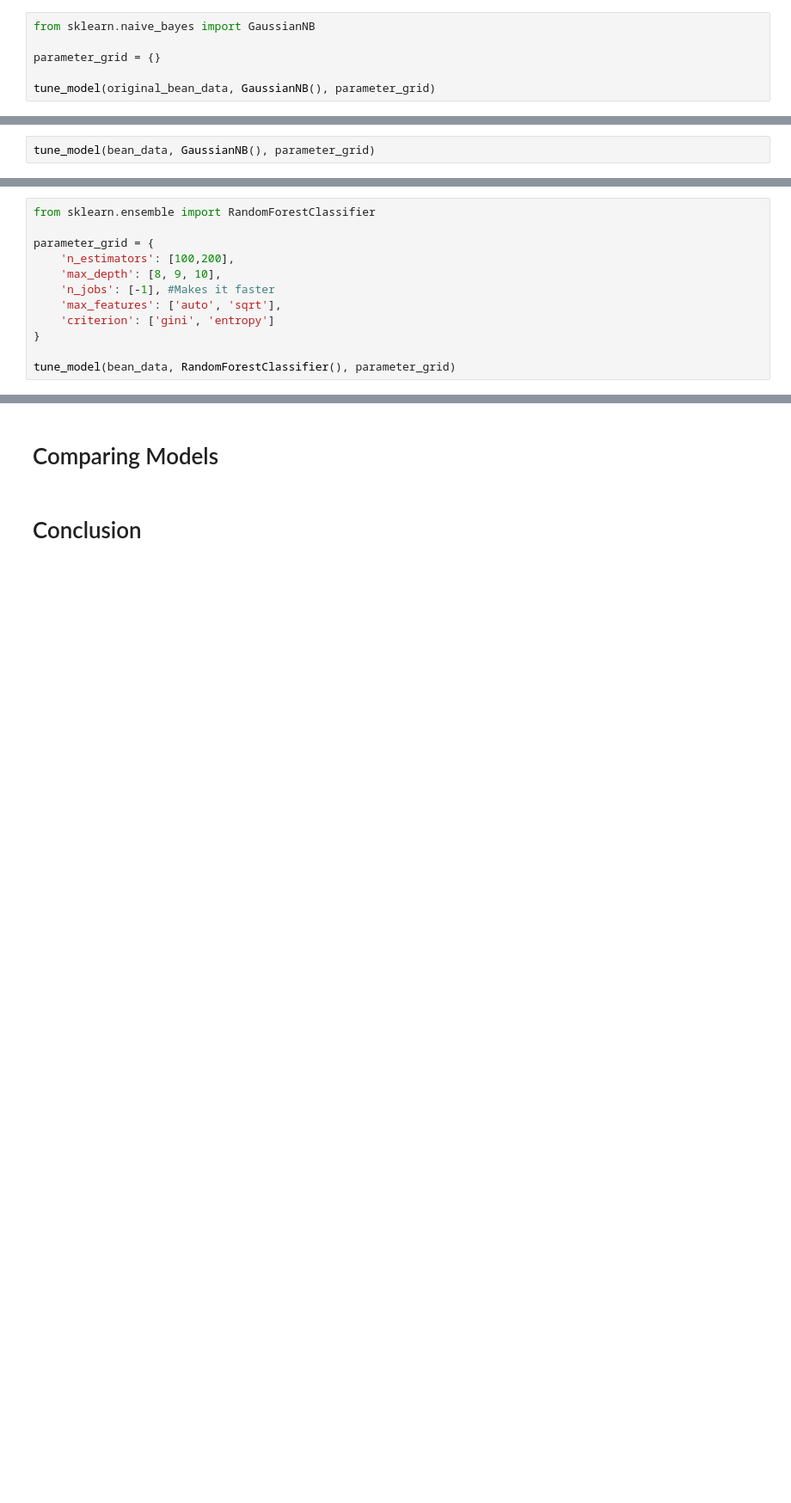
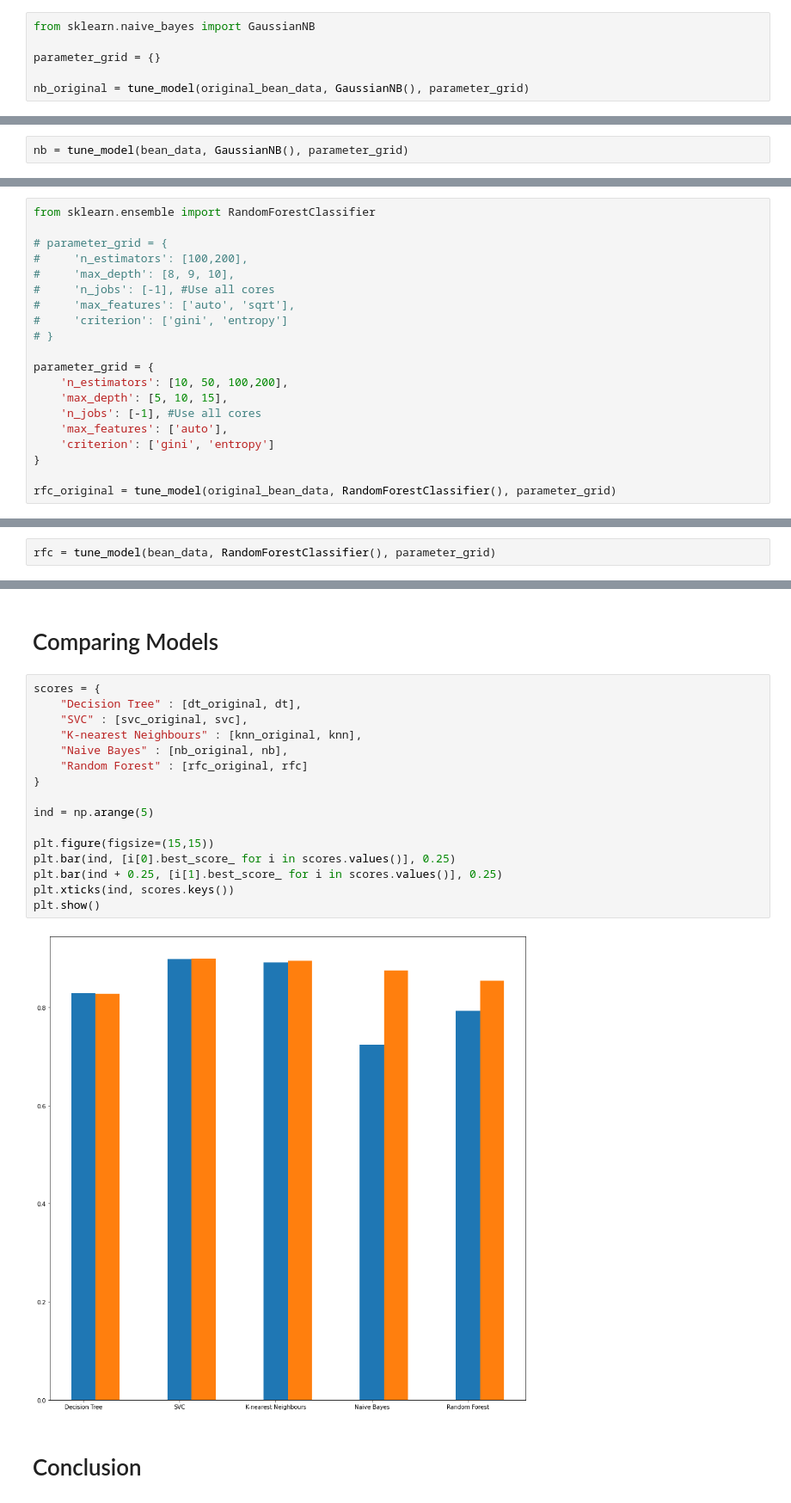
Before and after one commit to Educorreia932/FEUP-IART, a Jupyter notebook: src/notebook.ipynb, the cells around one changed output, grey strips where cells are left out. Shown at 86% size. Saved outputs shown, nothing was run; the diff lists cells and outputs as text; blank space fills up the shorter version.

```diff
--- a/src/notebook.ipynb
+++ b/src/notebook.ipynb
@@ -383,4 +502,4 @@ from sklearn.naive_bayes import GaussianNB
 
 parameter_grid = {}
 
-tune_model(original_bean_data, GaussianNB(), parameter_grid)
+nb_original = tune_model(original_bean_data, GaussianNB(), parameter_grid)
@@ -387,2 +520,2 @@ tune_model(original_bean_data, GaussianNB(), parameter_grid)
 # %%
-tune_model(bean_data, GaussianNB(), parameter_grid)
+nb = tune_model(bean_data, GaussianNB(), parameter_grid)
@@ -391,12 +538,20 @@ tune_model(bean_data, GaussianNB(), parameter_grid)
 # %%
 from sklearn.ensemble import RandomForestClassifier
 
+# parameter_grid = {
+#     'n_estimators': [100,200],
+#     'max_depth': [8, 9, 10],
+#     'n_jobs': [-1], #Use all cores
+#     'max_features': ['auto', 'sqrt'],
+#     'criterion': ['gini', 'entropy']
+# }
+
 parameter_grid = {
-    'n_estimators': [100,200],
-    'max_depth': [8, 9, 10],
-    'n_jobs': [-1], #Makes it faster
-    'max_features': ['auto', 'sqrt'],
+    'n_estimators': [10, 50, 100,200],
+    'max_depth': [5, 10, 15],
+    'n_jobs': [-1], #Use all cores
+    'max_features': ['auto'],
     'criterion': ['gini', 'entropy']
 }
 
-tune_model(bean_data, RandomForestClassifier(), parameter_grid)
+rfc_original = tune_model(original_bean_data, RandomForestClassifier(), parameter_grid)
@@ -402,0 +576,2 @@ tune_model(bean_data, RandomForestClassifier(), parameter_grid)
+# %%
+rfc = tune_model(bean_data, RandomForestClassifier(), parameter_grid)
@@ -403,4 +596,22 @@ tune_model(bean_data, RandomForestClassifier(), parameter_grid)
 # %% [markdown]
 # Comparing Models
+# %%
+scores = {
+    "Decision Tree" : [dt_original, dt],
+    "SVC" : [svc_original, svc],
+    "K-nearest Neighbours" : [knn_original, knn],
+    "Naive Bayes" : [nb_original, nb],
+    "Random Forest" : [rfc_original, rfc]
+}
+
+ind = np.arange(5)
+
+plt.figure(figsize=(15,15))
+plt.bar(ind, [i[0].best_score_ for i in scores.values()], 0.25)
+plt.bar(ind + 0.25, [i[1].best_score_ for i in scores.values()], 0.25)
+plt.xticks(ind, scores.keys())
+plt.show()
+# %% [output]
+[figure, added]
 # %% [markdown]
 # Conclusion
```
Also changed, not shown: parts of 15 cells of this notebook.
